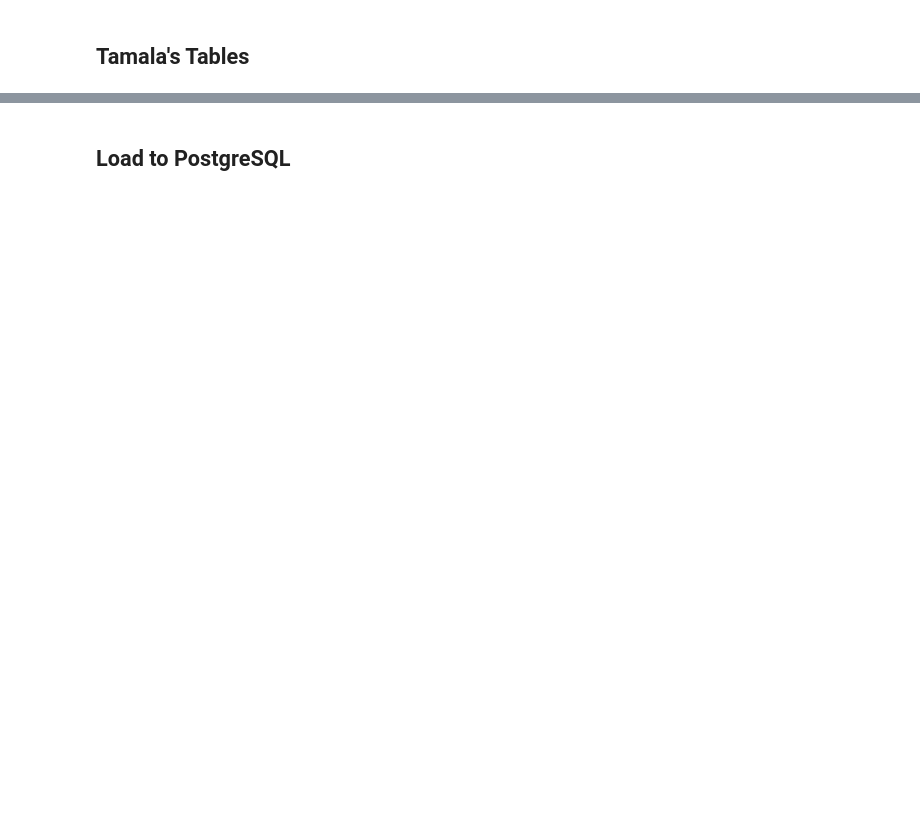
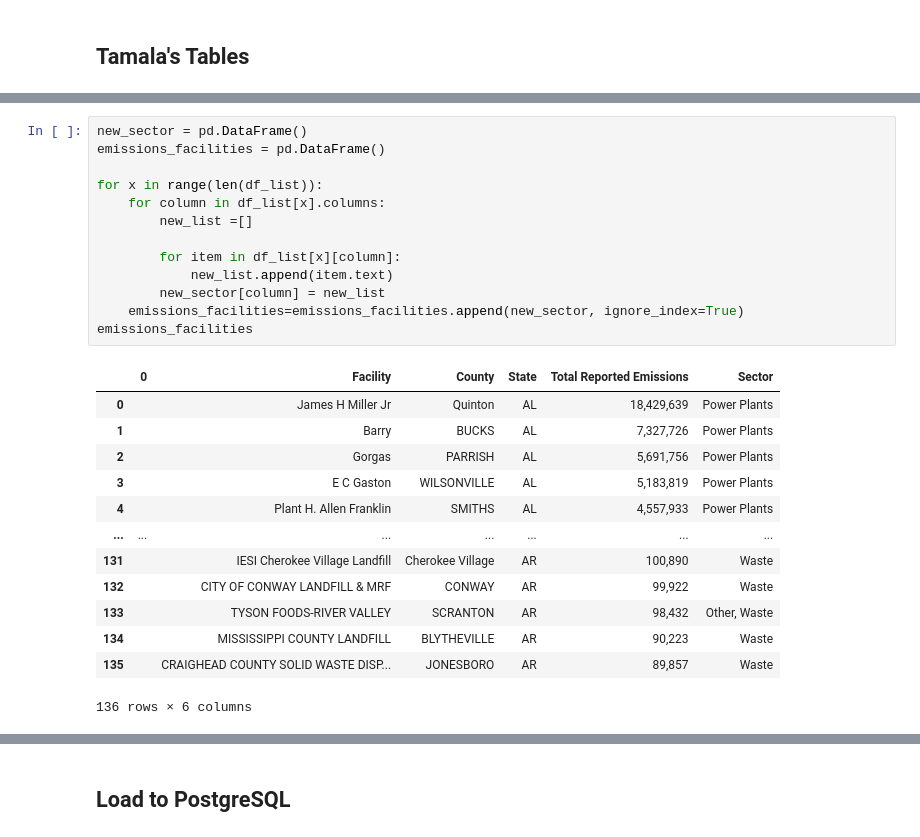
Before and after one commit to sfroonjian/ETL-Greenhouse-Gas-Emissions, a Jupyter notebook: final_combined_notebooks.ipynb, the cells around one changed output, grey strips where cells are left out. Drawn from its saved outputs; the diff is of its cells as text; blank space fills up the shorter version.

```diff
--- a/combined_notebooks.ipynb
+++ b/final_combined_notebooks.ipynb
@@ -477,0 +670,27 @@ wri_data
+# %%
+new_sector = pd.DataFrame()
+emissions_facilities = pd.DataFrame()
+
+for x in range(len(df_list)):
+    for column in df_list[x].columns:
+        new_list =[]
+
+        for item in df_list[x][column]:
+            new_list.append(item.text)
+        new_sector[column] = new_list
+    emissions_facilities=emissions_facilities.append(new_sector, ignore_index=True)
+emissions_facilities
+# %% [output]
+|  | 0 | Facility | County | State | Total Reported Emissions | Sector |
+| 0 |  | James H Miller Jr | Quinton | AL | 18,429,639 | Power Plants |
+| 1 |  | Barry | BUCKS | AL | 7,327,726 | Power Plants |
+| 2 |  | Gorgas | PARRISH | AL | 5,691,756 | Power Plants |
+| 3 |  | E C Gaston | WILSONVILLE | AL | 5,183,819 | Power Plants |
+| 4 |  | Plant H. Allen Franklin | SMITHS | AL | 4,557,933 | Power Plants |
+| ... | ... | ... | ... | ... | ... | ... |
+| 131 |  | IESI Cherokee Village Landfill | Cherokee Village | AR | 100,890 | Waste |
+| 132 |  | CITY OF CONWAY LANDFILL & MRF | CONWAY | AR | 99,922 | Waste |
+| 133 |  | TYSON FOODS-RIVER VALLEY | SCRANTON | AR | 98,432 | Other, Waste |
+| 134 |  | MISSISSIPPI COUNTY LANDFILL | BLYTHEVILLE | AR | 90,223 | Waste |
+| 135 |  | CRAIGHEAD COUNTY SOLID WASTE DISP... | JONESBORO | AR | 89,857 | Waste |
+136 rows × 6 columns
```
Also changed, not shown: parts of 34 cells of this notebook, 3 other files.
